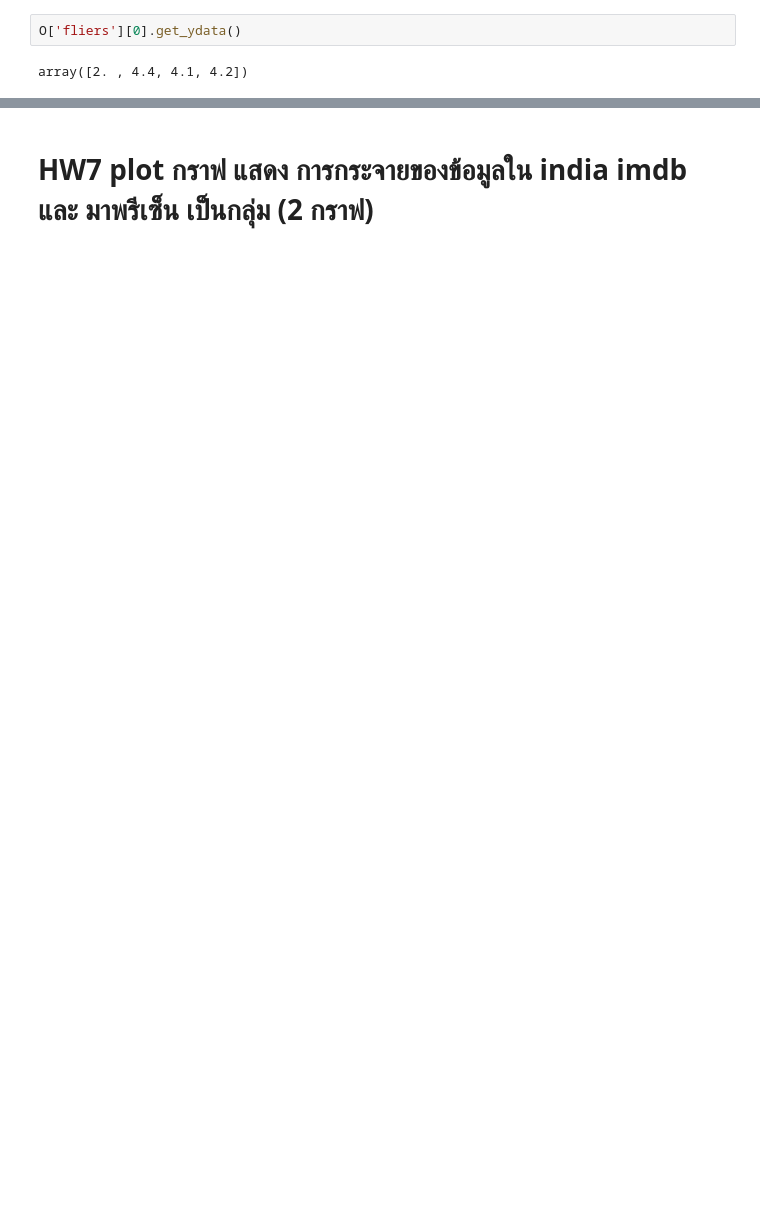
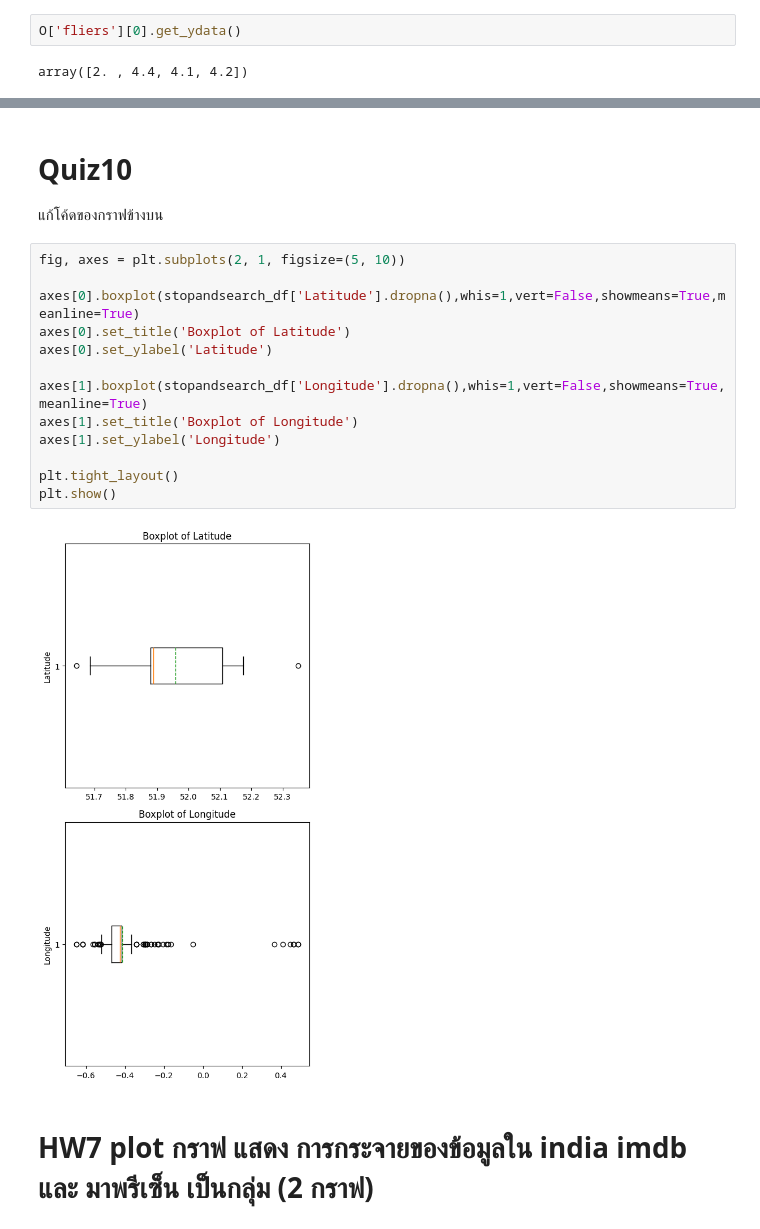
Before and after one commit to Hanniix22/dataviz2025, a Jupyter notebook: _สำเนาของ_Visualize_Data_Distribution.ipynb, the cells around one changed output, grey strips where cells are left out. Saved outputs shown, nothing was run; the diff lists cells and outputs as text; blank space fills up the shorter version.

Commit message:
Quiz10

```diff
--- a/_สำเนาของ_Visualize_Data_Distribution.ipynb
+++ b/_สำเนาของ_Visualize_Data_Distribution.ipynb
@@ -371,2 +371,20 @@ O = plt.boxplot(df['SepalWidth'],showmeans=True,meanline=True,vert=False)
+# %% [markdown]
+# Quiz10
+แก้โค้ดของกราฟข้างบน
+# %%
+fig, axes = plt.subplots(2, 1, figsize=(5, 10))
+
+axes[0].boxplot(stopandsearch_df['Latitude'].dropna(),whis=1,vert=False,showmeans=True,meanline=True)
+axes[0].set_title('Boxplot of Latitude')
+axes[0].set_ylabel('Latitude')
+
+axes[1].boxplot(stopandsearch_df['Longitude'].dropna(),whis=1,vert=False,showmeans=True,meanline=True)
+axes[1].set_title('Boxplot of Longitude')
+axes[1].set_ylabel('Longitude')
+
+plt.tight_layout()
+plt.show()
+# %% [output]
+[figure, added]
 # %% [markdown]
 # HW7 plot กราฟ แสดง การกระจายของข้อมูลใน india imdb และ มาพรีเซ็น เป็นกลุ่ม (2 กราฟ)
```
Also changed, not shown: parts of 16 cells of this notebook.
